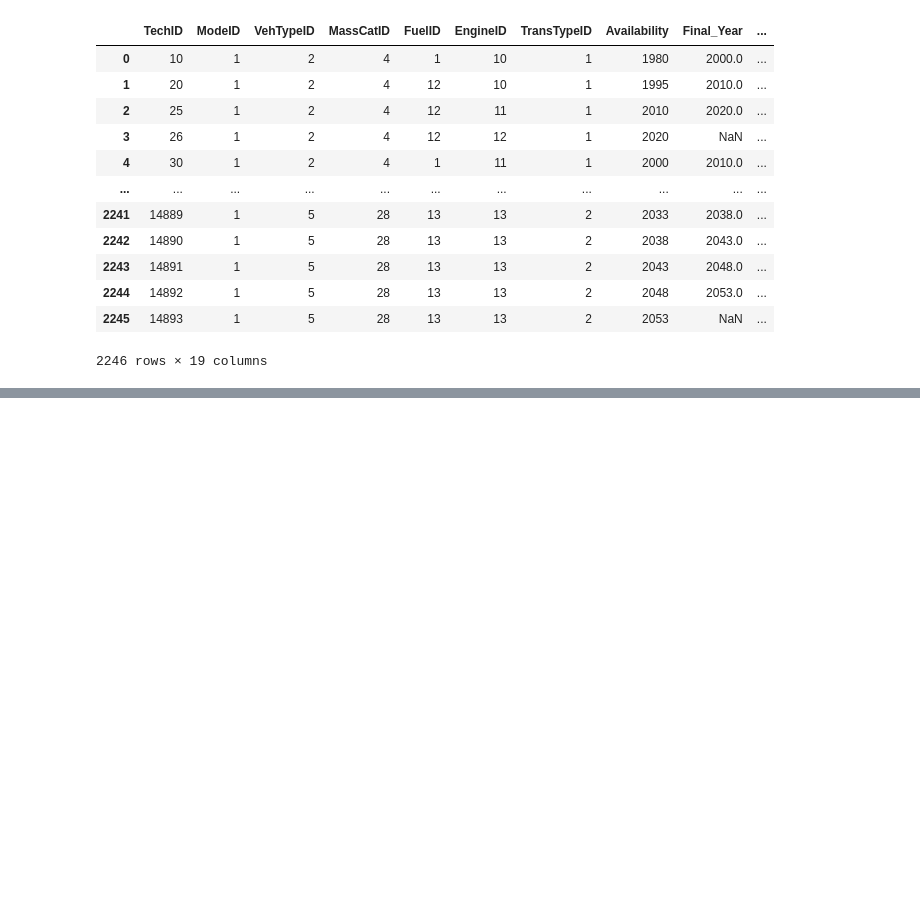
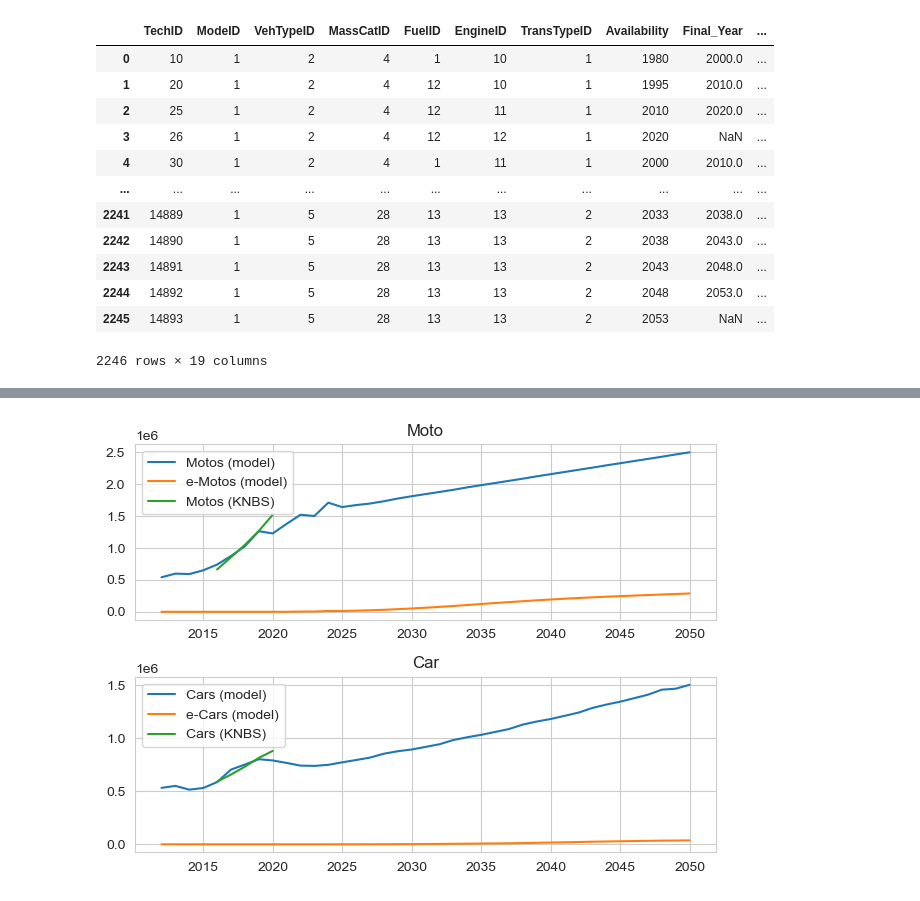
Before and after one commit to jamesjhdixon/TEAM-Kenya, a Jupyter notebook: plots/plot_moto_fleet.ipynb, the cells around one changed output, grey strips where cells are left out. Saved outputs shown, nothing was run; the diff lists cells and outputs as text; code cells hidden in the pictures; blank space fills up the shorter version.

```diff
--- a/plots/plot_moto_fleet.ipynb
+++ b/plots/plot_moto_fleet.ipynb
@@ -58,0 +122,36 @@ for scenario in scenarios:
+# %%
+# calibration - plot specified scenario vs calibration data
+scenario = 'STREETFIGHTING'
+interface_vsm = import_interface_vsm(scenario)
+moto_stock, car_stock = import_calibration_data()
+
+# TEAM out data
+all_motos = []
+all_cars = []
+e_motos = []
+e_cars = []
+for year in range(2012, 2051):
+    all_motos.append(interface_vsm[(interface_vsm.TechID.isin(technology[technology.VehTypeID==2].TechID)) & (interface_vsm.Year==year) & (interface_vsm.VehCatID=='T')].NumVeh.sum())
+    all_cars.append(interface_vsm[(interface_vsm.TechID.isin(technology[technology.VehTypeID==3].TechID)) & (interface_vsm.Year==year) & (interface_vsm.VehCatID=='T')].NumVeh.sum())
+    e_motos.append(interface_vsm[(interface_vsm.TechID.isin(technology[technology.VehTypeID==2].TechID)) & (interface_vsm.TechID.isin(technology[technology.FuelID==12].TechID))  & (interface_vsm.Year==year) & (interface_vsm.VehCatID=='T')].NumVeh.sum())
+    e_cars.append(interface_vsm[(interface_vsm.TechID.isin(technology[technology.VehTypeID==3].TechID)) & (interface_vsm.TechID.isin(technology[technology.FuelID==12].TechID))  & (interface_vsm.Year==year) & (interface_vsm.VehCatID=='T')].NumVeh.sum())
+
+fig, axs = plt.subplots(2, 1)
+
+# motos
+axs.flatten()[0].plot(range(2012, 2051), all_motos, label='Motos (model)')
+axs.flatten()[0].plot(range(2012, 2051), e_motos, label='e-Motos (model)')
+axs.flatten()[0].plot(moto_stock[range(2016,2021)], label='Motos (KNBS)')
+axs.flatten()[0].set_title('Moto')
+axs.flatten()[0].legend()
+
+# cars
+axs.flatten()[1].plot(range(2012, 2051), all_cars, label='Cars (model)')
+axs.flatten()[1].plot(range(2012, 2051), e_cars, label='e-Cars (model)')
+axs.flatten()[1].plot(car_stock[range(2016,2021)], label='Cars (KNBS)')
+axs.flatten()[1].set_title('Car')
+axs.flatten()[1].legend()
+
+fig.tight_layout()
+# %% [output]
+[figure, added]
```
Also changed, not shown: parts of 5 cells of this notebook, 37 other files.
